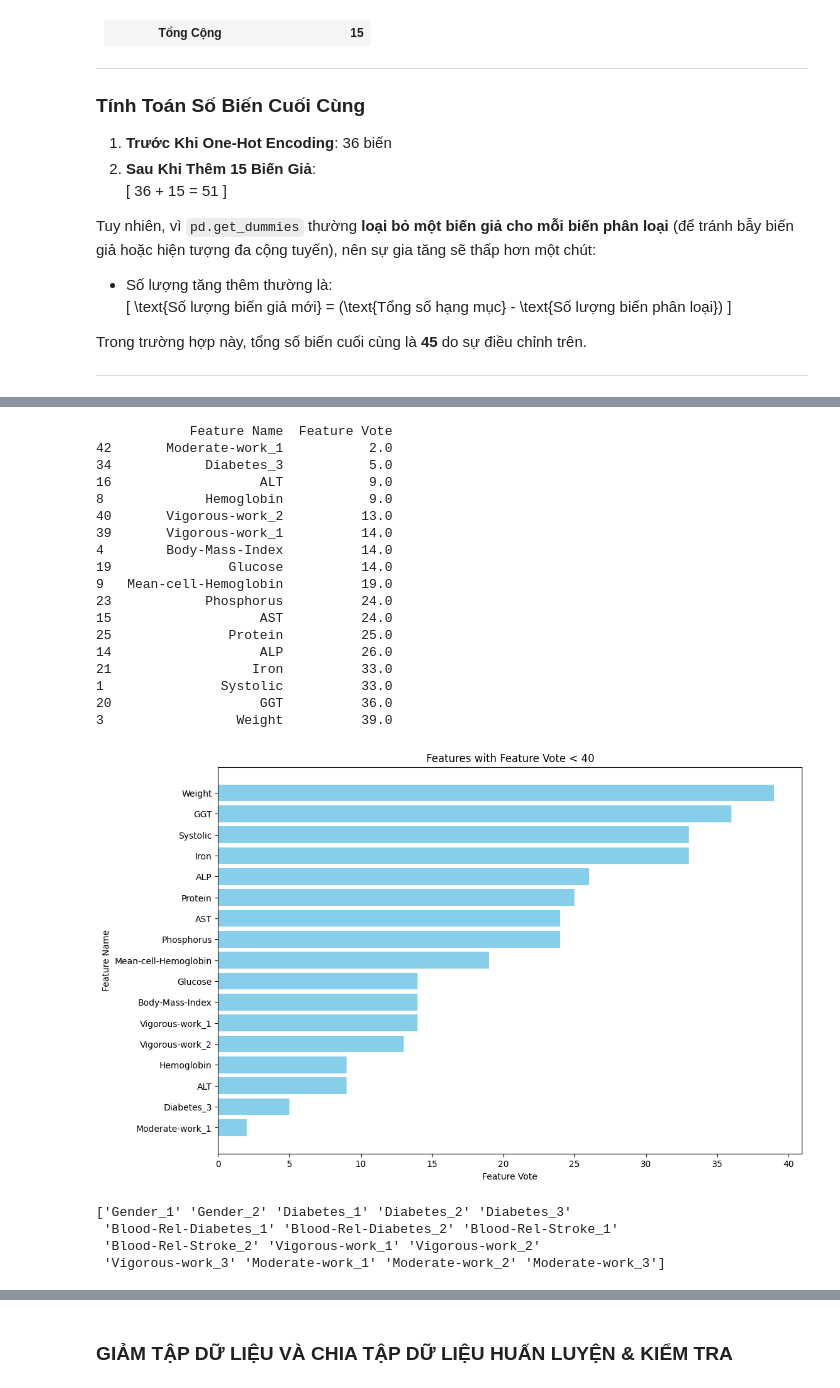
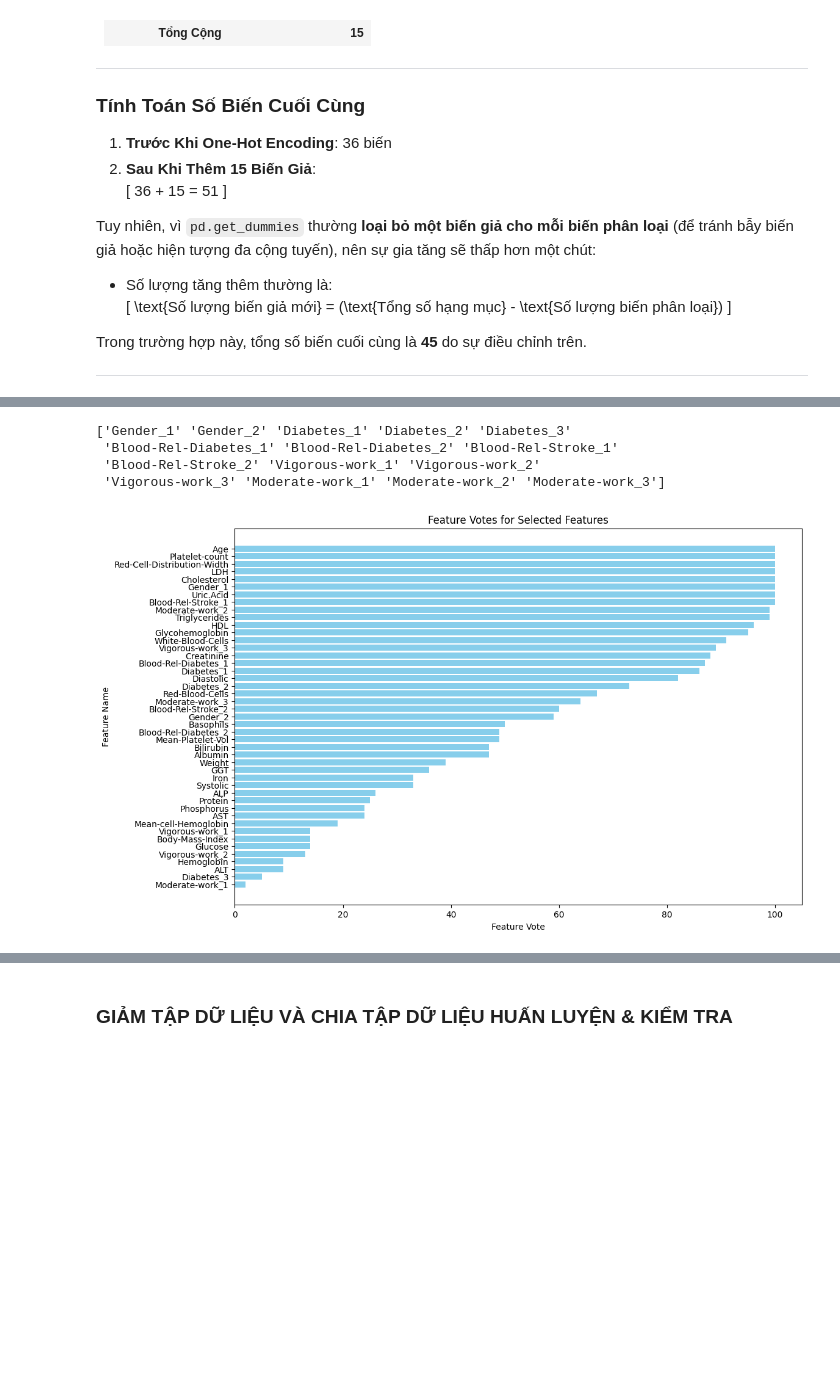
Before and after one commit to SlowJii/PTIT-CNN-Prediction-Cardiovascular, a Jupyter notebook: CNN-Cardiovascular-Prediction.ipynb, the cells around one changed output, grey strips where cells are left out. Drawn from its saved outputs; the diff is of its cells as text; code cells hidden in the pictures; blank space fills up the shorter version.

```diff
--- a/CNN-Cardiovascular-Prediction.ipynb
+++ b/CNN-Cardiovascular-Prediction.ipynb
@@ -427,40 +406,3 @@ plt.show()
-# %%
-# Filter features with featureVote < 40
-filtered_features = feature_table[feature_table['Feature Vote'] < 40]
-
-# Sort the filtered features by 'Feature Vote' in ascending order
-filtered_features = filtered_features.sort_values(by='Feature Vote')
-
-# Print the filtered features
-print(filtered_features)
-
-# Plot the filtered features
-plt.figure(figsize=(12, 8))
-plt.barh(filtered_features['Feature Name'], filtered_features['Feature Vote'], color='skyblue')
-plt.xlabel('Feature Vote')
-plt.ylabel('Feature Name')
-plt.title('Features with Feature Vote < 40')
-plt.show()
-# %% [output]
-            Feature Name  Feature Vote
-42       Moderate-work_1           2.0
-34            Diabetes_3           5.0
-16                   ALT           9.0
-8             Hemoglobin           9.0
-40       Vigorous-work_2          13.0
-39       Vigorous-work_1          14.0
-4        Body-Mass-Index          14.0
-19               Glucose          14.0
-9   Mean-cell-Hemoglobin          19.0
-23            Phosphorus          24.0
-15                   AST          24.0
-25               Protein          25.0
-14                   ALP          26.0
-21                  Iron          33.0
-1               Systolic          33.0
-20                   GGT          36.0
-3                 Weight          39.0
-[figure, removed]
 # %%
 print(varb[30:])
 # %% [output]
@@ -468,3 +410,25 @@ print(varb[30:])
  'Blood-Rel-Diabetes_1' 'Blood-Rel-Diabetes_2' 'Blood-Rel-Stroke_1'
  'Blood-Rel-Stroke_2' 'Vigorous-work_1' 'Vigorous-work_2'
  'Vigorous-work_3' 'Moderate-work_1' 'Moderate-work_2' 'Moderate-work_3']
+# %%
+import matplotlib.pyplot as plt
+
+# Create a DataFrame for better visualization
+feature_vote_df = pd.DataFrame({
+    'Feature': varb,
+    'Feature Vote': featureVote
+})
+
+# Sort the DataFrame by 'Feature Vote' in descending order
+feature_vote_df = feature_vote_df.sort_values(by='Feature Vote', ascending=False)
+
+# Plot the feature votes
+plt.figure(figsize=(12, 8))
+plt.barh(feature_vote_df['Feature'], feature_vote_df['Feature Vote'], color='skyblue')
+plt.xlabel('Feature Vote')
+plt.ylabel('Feature Name')
+plt.title('Feature Votes for Selected Features')
+plt.gca().invert_yaxis()  # Invert y-axis to have the highest votes at the top
+plt.show()
+# %% [output]
+[figure, added]
```
Also changed, not shown: parts of 21 cells of this notebook, 1 other file.
